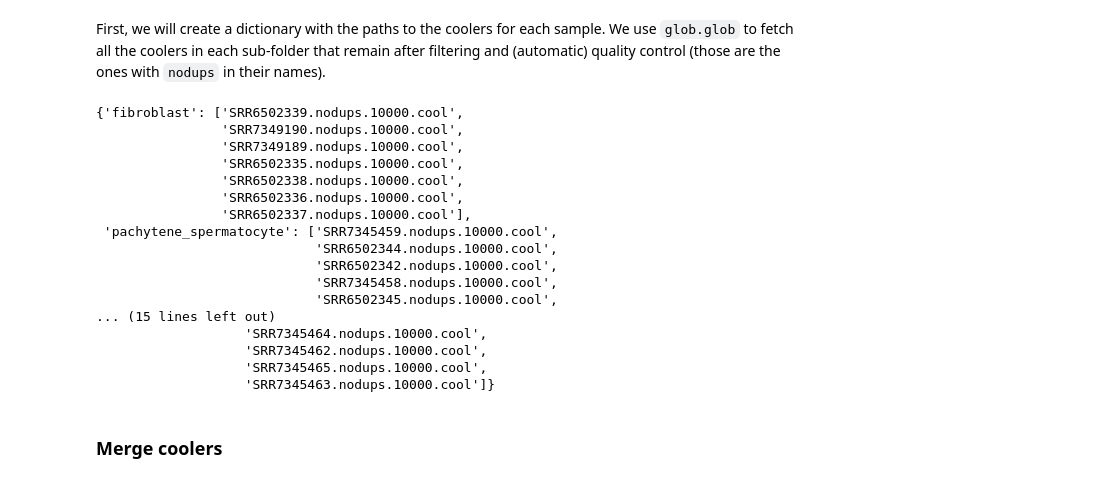
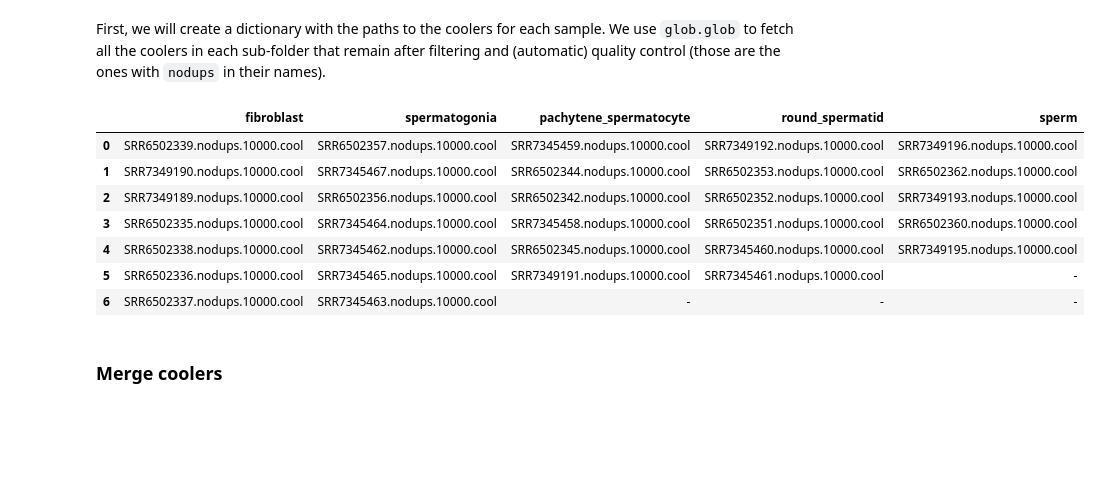
Before and after one commit to munch-group/hic-spermatogenesis, a Jupyter notebook: notebooks/03_compartments.ipynb, the cells around one changed output. Cells and saved outputs as stored; diff of their text form; code cells hidden in the pictures; blank space fills up the shorter version.

```diff
--- a/notebooks/03_compartments.ipynb
+++ b/notebooks/03_compartments.ipynb
@@ -173,33 +175,27 @@ First, we will create a dictionary with the paths to the coolers for each sample
 # %%
 import glob
 import os.path as op
 from pprint import pprint as pp
+import pandas as pd
 
 # Get the list of cell type dirs
 base_dir = '../steps/bwa/PE/cool'
 folders = glob.glob(op.join(base_dir, '*'))
 
 files_dict = {f:glob.glob(f"{f}/*.nodups.*") for f in folders}
 cooler_dict = {op.basename(k): [op.basename(f) for f in v] for k,v in files_dict.items()}
-pp(cooler_dict)
+#pp(cooler_dict)
+df = pd.DataFrame.from_dict(cooler_dict, orient='index').T.fillna('-')
+df[['fibroblast', 'spermatogonia', 'pachytene_spermatocyte', 'round_spermatid', 'sperm']]
 # %% [output]
-{'fibroblast': ['SRR6502339.nodups.10000.cool',
-                'SRR7349190.nodups.10000.cool',
-                'SRR7349189.nodups.10000.cool',
-                'SRR6502335.nodups.10000.cool',
-                'SRR6502338.nodups.10000.cool',
-                'SRR6502336.nodups.10000.cool',
-                'SRR6502337.nodups.10000.cool'],
- 'pachytene_spermatocyte': ['SRR7345459.nodups.10000.cool',
-                            'SRR6502344.nodups.10000.cool',
-                            'SRR6502342.nodups.10000.cool',
-                            'SRR7345458.nodups.10000.cool',
-                            'SRR6502345.nodups.10000.cool',
-... (15 lines left out)
-                   'SRR7345464.nodups.10000.cool',
-                   'SRR7345462.nodups.10000.cool',
-                   'SRR7345465.nodups.10000.cool',
-                   'SRR7345463.nodups.10000.cool']}
+|  | fibroblast | spermatogonia | pachytene_spermatocyte | round_spermatid | sperm |
+| 0 | SRR6502339.nodups.10000.cool | SRR6502357.nodups.10000.cool | SRR7345459.nodups.10000.cool | SRR7349192.nodups.10000.cool | SRR7349196.nodups.10000.cool |
+| 1 | SRR7349190.nodups.10000.cool | SRR7345467.nodups.10000.cool | SRR6502344.nodups.10000.cool | SRR6502353.nodups.10000.cool | SRR6502362.nodups.10000.cool |
+| 2 | SRR7349189.nodups.10000.cool | SRR6502356.nodups.10000.cool | SRR6502342.nodups.10000.cool | SRR6502352.nodups.10000.cool | SRR7349193.nodups.10000.cool |
+| 3 | SRR6502335.nodups.10000.cool | SRR7345464.nodups.10000.cool | SRR7345458.nodups.10000.cool | SRR6502351.nodups.10000.cool | SRR6502360.nodups.10000.cool |
+| 4 | SRR6502338.nodups.10000.cool | SRR7345462.nodups.10000.cool | SRR6502345.nodups.10000.cool | SRR7345460.nodups.10000.cool | SRR7349195.nodups.10000.cool |
+| 5 | SRR6502336.nodups.10000.cool | SRR7345465.nodups.10000.cool | SRR7349191.nodups.10000.cool | SRR7345461.nodups.10000.cool | - |
+| 6 | SRR6502337.nodups.10000.cool | SRR7345463.nodups.10000.cool | - | - | - |
 # %% [markdown]
 ### Merge coolers
 # %%
```
Also changed, not shown: parts of 17 cells of this notebook, 3 other files.
